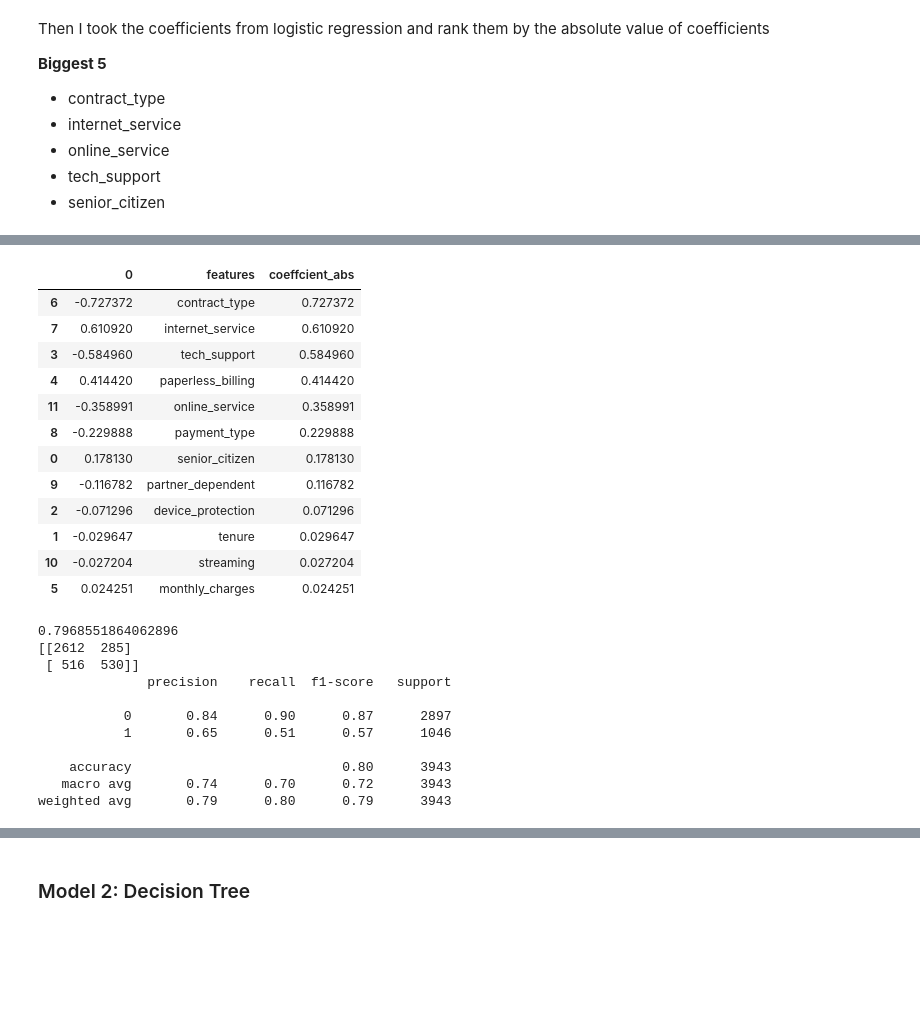
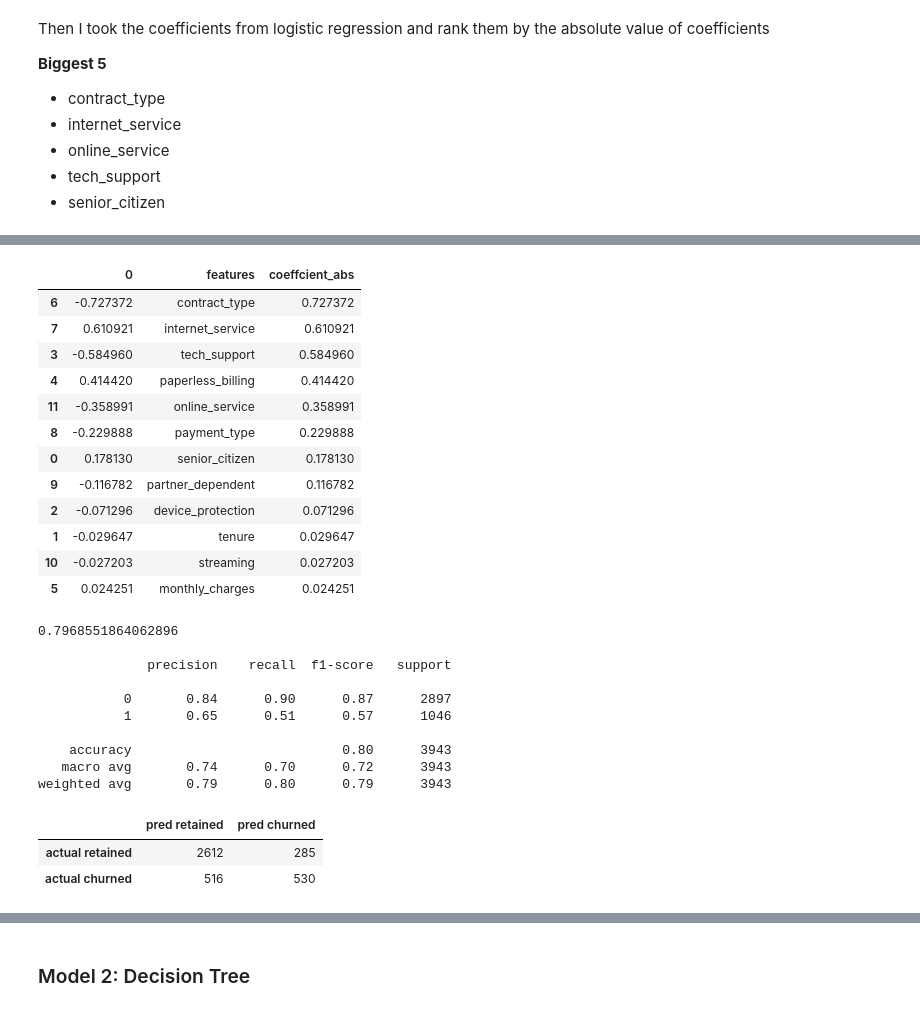
Before and after one commit to Yongliang-Shi/classification-project, a Jupyter notebook: report.ipynb, the cells around one changed output, grey strips where cells are left out. Cells and saved outputs as stored; diff of their text form; code cells hidden in the pictures; blank space fills up the shorter version.

Commit message:
streamlined model part 1 logistic regression

```diff
--- a/report.ipynb
+++ b/report.ipynb
@@ -598,14 +589,7 @@ X_train.shape, y_train.shape
 # %%
 # Create the logistic regression object
-
-logit = LogisticRegression(C=1, random_state=123)
+logit = LogisticRegression()
 
 # Fit the model to the training data
-
 logit.fit(X_train, y_train)
-
-# Print the coefficients and intercept of the model
-
-print('Coefficient: \n', logit.coef_)
-print('Intercept: \n', logit.intercept_)
 # %% [output]
@@ -625,7 +637,7 @@ coefficient.sort_values(by='coeffcient_abs', ascending=False)
 # %% [output]
 |  | 0 | features | coeffcient_abs |
 | 6 | -0.727372 | contract_type | 0.727372 |
-| 7 | 0.610920 | internet_service | 0.610920 |
+| 7 | 0.610921 | internet_service | 0.610921 |
 | 3 | -0.584960 | tech_support | 0.584960 |
 | 4 | 0.414420 | paperless_billing | 0.414420 |
 | 11 | -0.358991 | online_service | 0.358991 |
@@ -634,34 +646,34 @@ coefficient.sort_values(by='coeffcient_abs', ascending=False)
 | 9 | -0.116782 | partner_dependent | 0.116782 |
 | 2 | -0.071296 | device_protection | 0.071296 |
 | 1 | -0.029647 | tenure | 0.029647 |
-| 10 | -0.027204 | streaming | 0.027204 |
+| 10 | -0.027203 | streaming | 0.027203 |
 | 5 | 0.024251 | monthly_charges | 0.024251 |
-# %%
-y_pred = logit.predict(X_train)
-y_pred
-
-y_pred_proba = logit.predict_proba(X_train)
-
-# Compute the accuracy
-
-print(logit.score(X_train, y_train))
-
-# Create a confusion matrix
-
-print(confusion_matrix(y_train, y_pred))
-
-# Compute Precision, Recall, F1-score, and Support
-
-print(classification_report(y_train, y_pred))
-# %% [output]
-0.7968551864062896
-[[2612  285]
- [ 516  530]]
-              precision    recall  f1-score   support
-
-           0       0.84      0.90      0.87      2897
-           1       0.65      0.51      0.57      1046
-
-    accuracy                           0.80      3943
-   macro avg       0.74      0.70      0.72      3943
-weighted avg       0.79      0.80      0.79      3943
+# %%
+# Evaluate accuracy and recall using validate dataset
+
+train_acc = logit.score(X_train, y_train)
+print(train_acc, "\n")
+
+y_pred_train = logit.predict(X_train)
+print(classification_report(y_train, y_pred_train), '\n')
+
+# Print the confusion matrix
+matrix = confusion_matrix(y_train, y_pred_train)
+matrix = pd.DataFrame(matrix,
+                      index=['actual retained', 'actual churned'],
+                      columns=['pred retained', 'pred churned'])
+matrix
+# %% [output]
+0.7968551864062896
+
+              precision    recall  f1-score   support
+
+           0       0.84      0.90      0.87      2897
+           1       0.65      0.51      0.57      1046
+
+    accuracy                           0.80      3943
+   macro avg       0.74      0.70      0.72      3943
+weighted avg       0.79      0.80      0.79      3943
+|  | pred retained | pred churned |
+| actual retained | 2612 | 285 |
+| actual churned | 516 | 530 |
```
Also changed, not shown: parts of 18 cells of this notebook.
